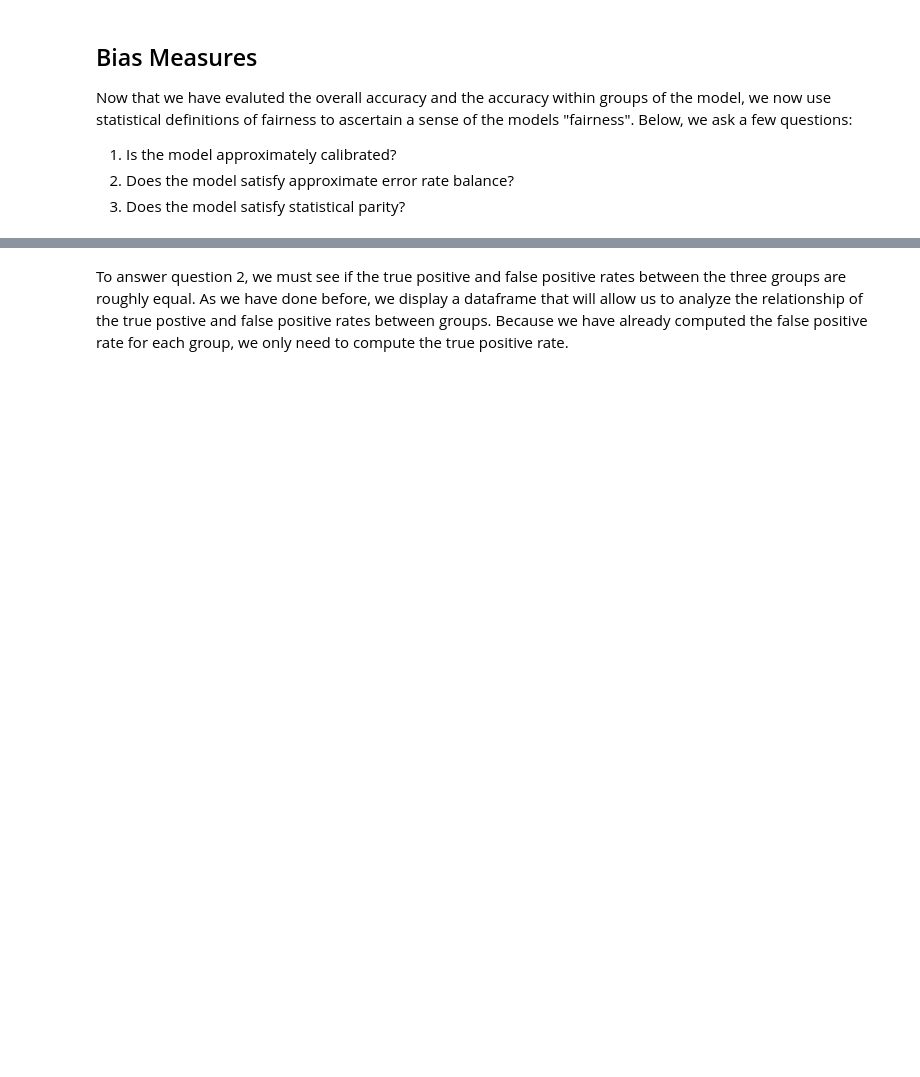
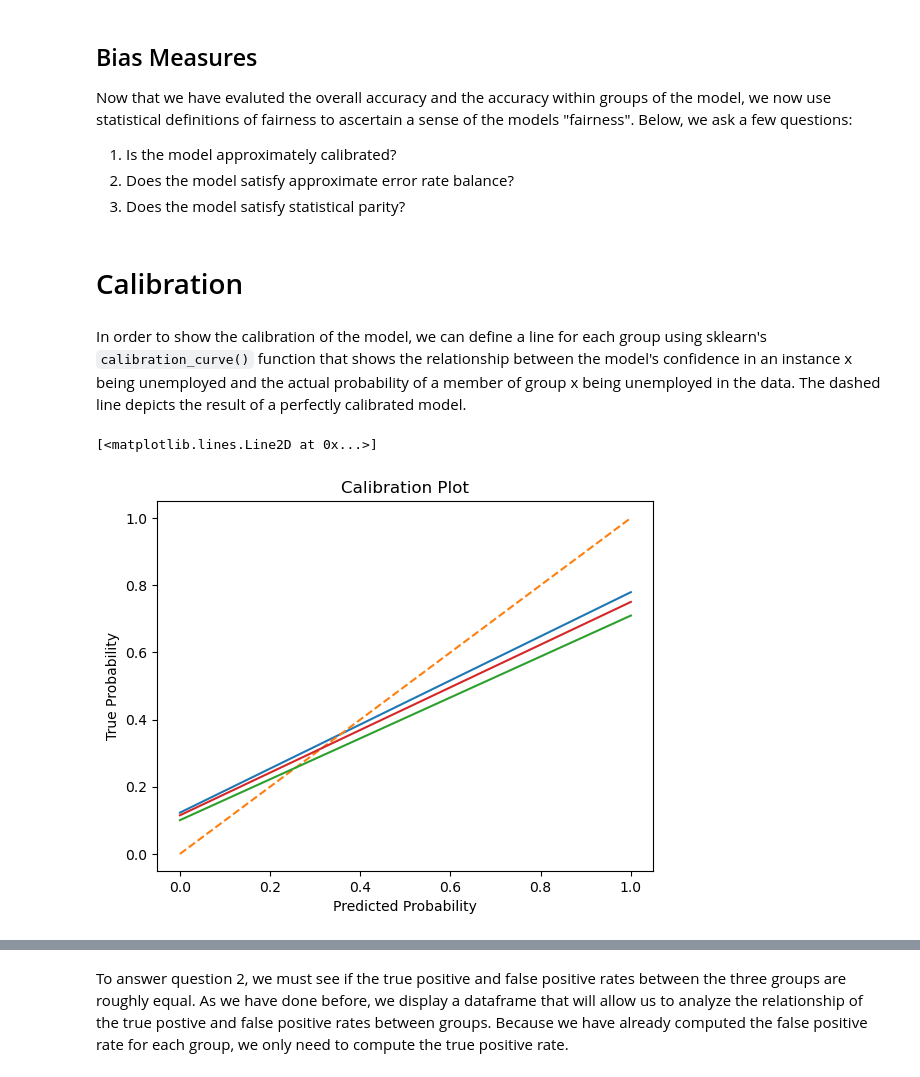
Before and after one commit to CameronHudson813/CameronHudson813.github.io, a Jupyter notebook: posts/Auditing Bias/index.ipynb, the cells around one changed output, grey strips where cells are left out. Saved outputs shown, nothing was run; the diff lists cells and outputs as text; code cells hidden in the pictures; blank space fills up the shorter version.

```diff
--- a/posts/Auditing Bias/index.ipynb
+++ b/posts/Auditing Bias/index.ipynb
@@ -309,3 +313,27 @@ Now that we have evaluted the overall accuracy and the accuracy within groups of
 1. Is the model approximately calibrated?
 2. Does the model satisfy approximate error rate balance?
 3. Does the model satisfy statistical parity?
+# %% [markdown]
+# Calibration
+# %% [markdown]
+In order to show the calibration of the model, we can define a line for each group using sklearn's `calibration_curve()` function that shows the relationship between the model's confidence in an instance x being unemployed and the actual probability of a member of group x being unemployed in the data. The dashed line depicts the result of a perfectly calibrated model.
+# %%
+import matplotlib.pyplot as plt
+from sklearn.calibration import calibration_curve
+
+prob_true, prob_pred = calibration_curve(y_test[group_test == 1], y_hat[group_test == 1], n_bins=10)
+plt.plot(prob_pred, prob_true)
+plt.plot([0, 1], [0, 1], linestyle='--')
+plt.xlabel('Predicted Probability')
+plt.ylabel('True Probability')
+plt.title('Calibration Plot')
+
+prob_true, prob_pred = calibration_curve(y_test[group_test == 2], y_hat[group_test == 2], n_bins=10)
+plt.plot(prob_pred, prob_true)
+
+
+prob_true, prob_pred = calibration_curve(y_test[group_test >= 3], y_hat[group_test >= 3], n_bins=10)
+plt.plot(prob_pred, prob_true)
+# %% [output]
+[<matplotlib.lines.Line2D at 0x...>]
+[figure, added]
```
Also changed, not shown: parts of 20 cells of this notebook, 7 other files.
